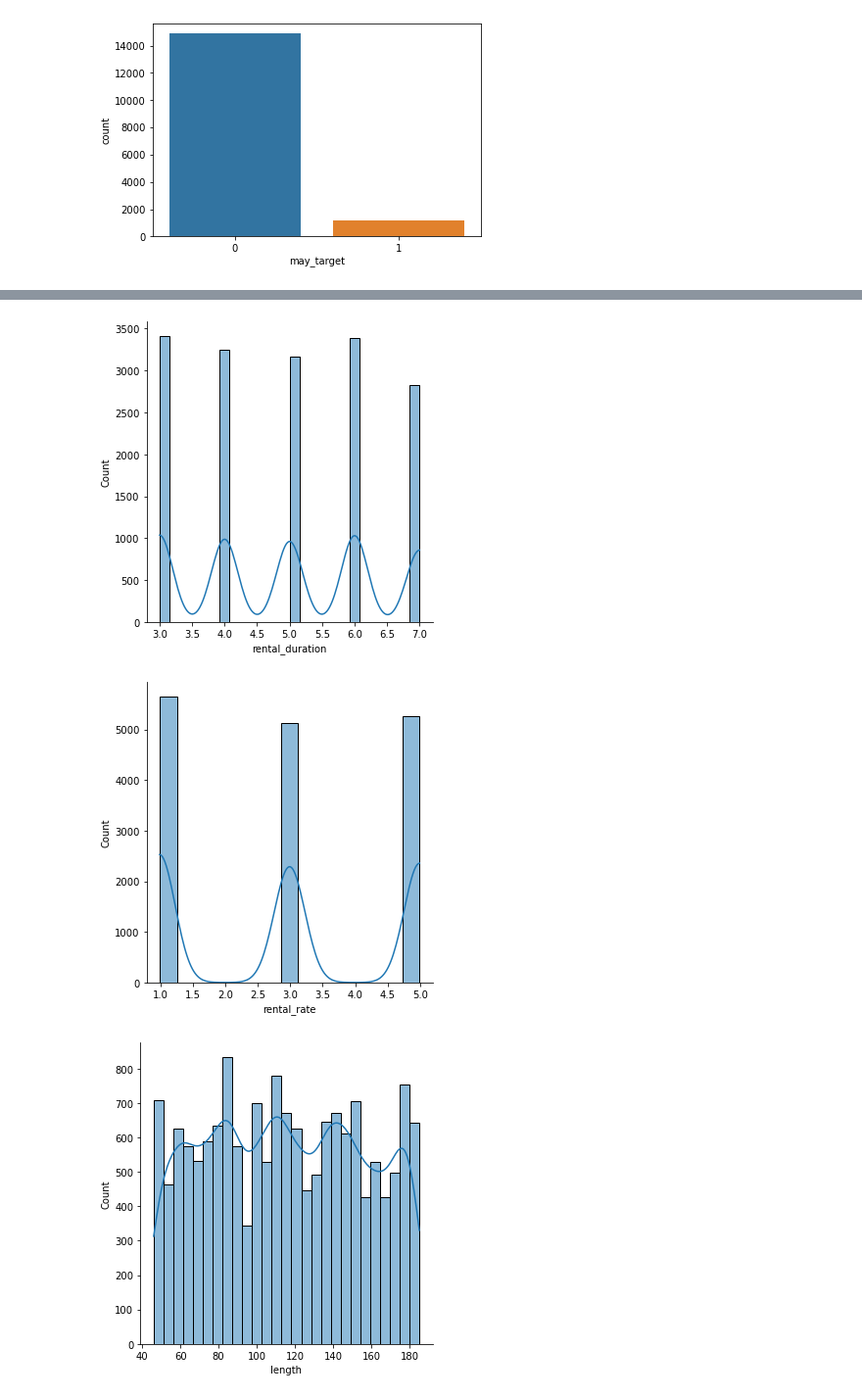
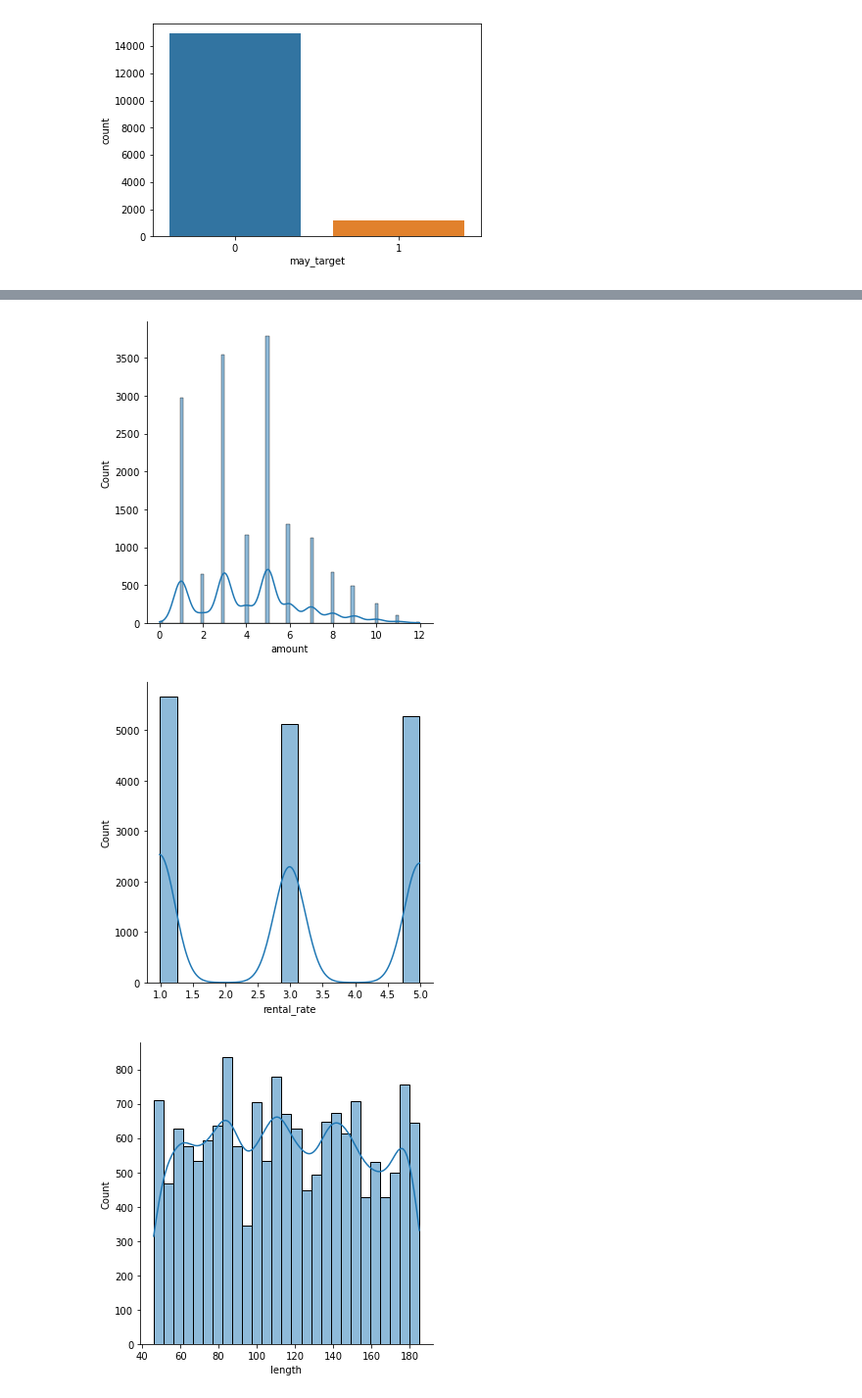
Before and after one commit to ShahAliR/lab-predictions-logistic-regression, a Jupyter notebook: lab-predictions-logistic-regression.ipynb, the cells around one changed output, grey strips where cells are left out. Shown: that part at 98% size. Saved outputs shown, nothing was run; the diff lists cells and outputs as text; code cells hidden in the pictures.

```diff
--- a/lab-predictions-logistic-regression.ipynb
+++ b/lab-predictions-logistic-regression.ipynb
@@ -64,2 +99,4 @@ data['may_target'] = list(map(boolean, data['may_target']))
 # %%
-data.head(20)
+#changing name of not meaningful varaiable name
+data['category_name'] = data['name']
+data= data.drop(['name'], axis=1)
@@ -156,3 +194,6 @@ dtype: object
+# %%
+ #filling NaN value in amount variable with  it's median
+data['amount'] = data['amount'].fillna(data['amount'].median())
 # %%
 data.head()
 # %% [output]
@@ -219,6 +241,6 @@ Trailers,Deleted Scenes,Behind the Scenes                  780
 Name: special_features, dtype: int64
 # %%
-def cleanSpecialFeaturesn(x):
+def cleanSpecialFeatures(x):
 
     if 'Trailers,Commentaries,Behind the Scenes' in x:
         return "Trailers"
@@ -253,7 +275,7 @@ def cleanSpecialFeaturesn(x):
     else:
         return x
 
-data['special_features'] = list(map(cleanSpecialFeaturesn, data['special_features']))
+data['special_features'] = list(map(cleanSpecialFeatures, data['special_features']))
 # %%
  data['special_features'].value_counts()
 # %% [output]
@@ -305,0 +324,13 @@ sns.countplot(x=data.store_id)
+# %%
+def cleanStore_id(x):
+
+    if '1' in x:
+        return "1"
+    elif '2' in x:
+        return "2"
+    else:
+        return 'unknown'
+
+
+
+data['store_id'] = list(map(cleanStore_id, data['store_id']))
@@ -318,17 +356,17 @@ plt.show()
 # %%
 # look at the scale and distribution of values
-sns.displot(data['rental_duration'], kde=True)
+sns.displot(data['amount'], kde=True)
 plt.show()
 
 sns.displot(data['rental_rate'], kde=True)
 plt.show()
 
 sns.displot(data['length'], kde=True)
 plt.show()
 
 sns.displot(data['duration_of_rental'], kde=True)
 plt.show()
 # %% [output]
-[figure, old version]
+[figure, new version]
 [figure]
 [figure]
```
Also changed, not shown: parts of 59 cells of this notebook.
